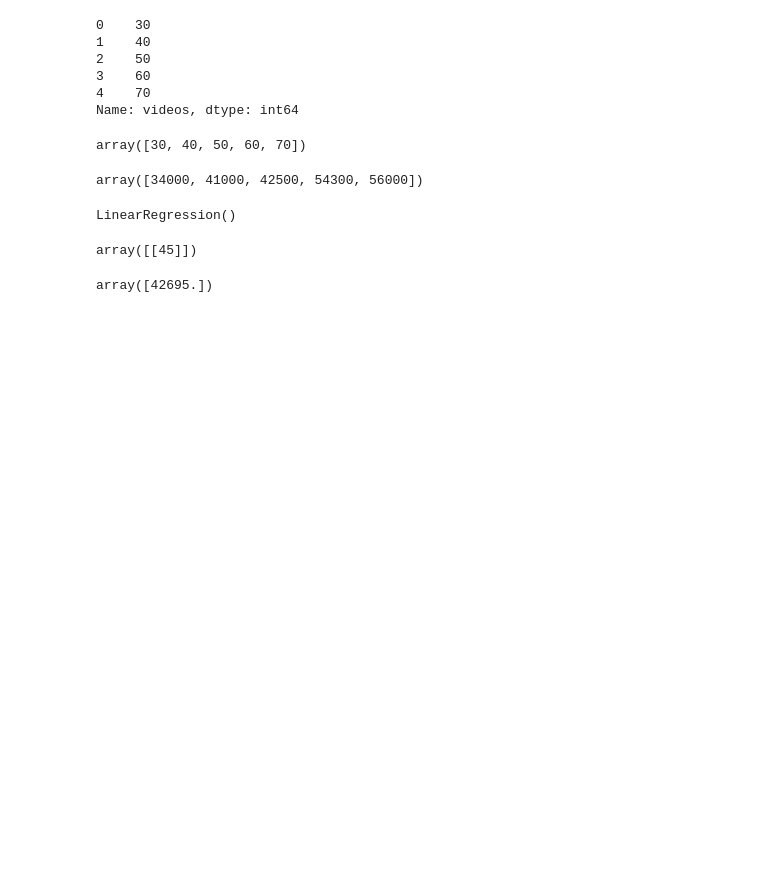
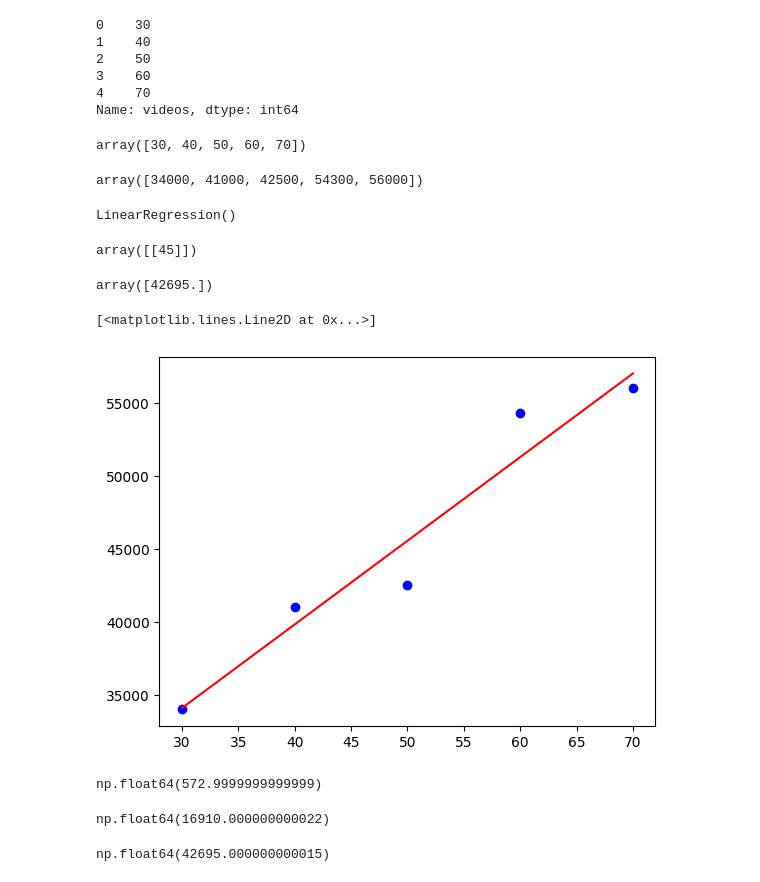
Before and after one commit to heshsandaru/Machine-Learning, a Jupyter notebook: example/single_variable.ipynb, the cells around one changed output. Drawn from its saved outputs; the diff is of its cells as text; code cells hidden in the pictures; blank space fills up the shorter version.

Commit message:
best fit line and result value

```diff
--- a/example/single_variable.ipynb
+++ b/example/single_variable.ipynb
@@ -54,3 +54,23 @@ array([[45]])
 model.predict(new_x) # Predict views for 45 videos
 # %% [output]
 array([42695.])
+# %%
+plt.scatter(data.videos, data.views, color='blue')
+m,c = np.polyfit(x,y,1)
+plt.plot(x, m*x + c, color='red')
+# %% [output]
+[<matplotlib.lines.Line2D at 0x...>]
+[figure, added]
+# %%
+m
+# %% [output]
+np.float64(572.9999999999999)
+# %%
+c
+# %% [output]
+np.float64(16910.000000000022)
+# %%
+y_new = m*45 + c
+y_new
+# %% [output]
+np.float64(42695.000000000015)
```
